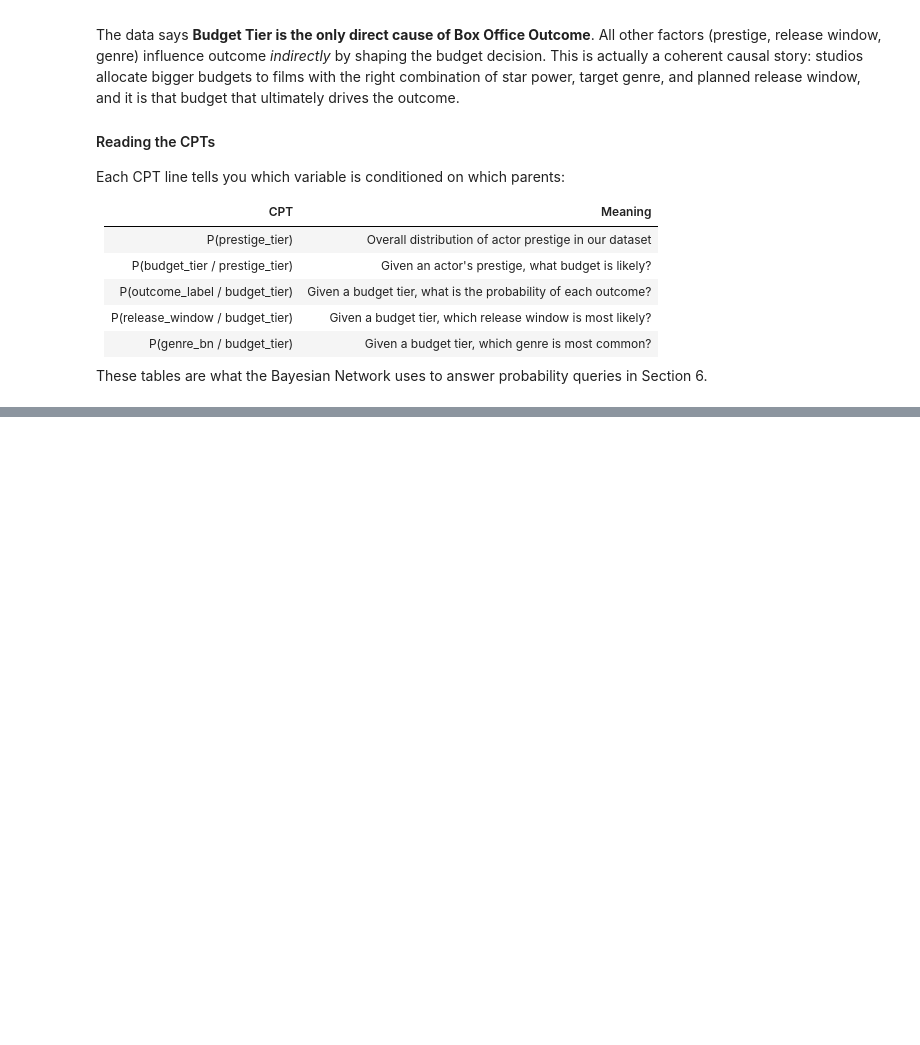
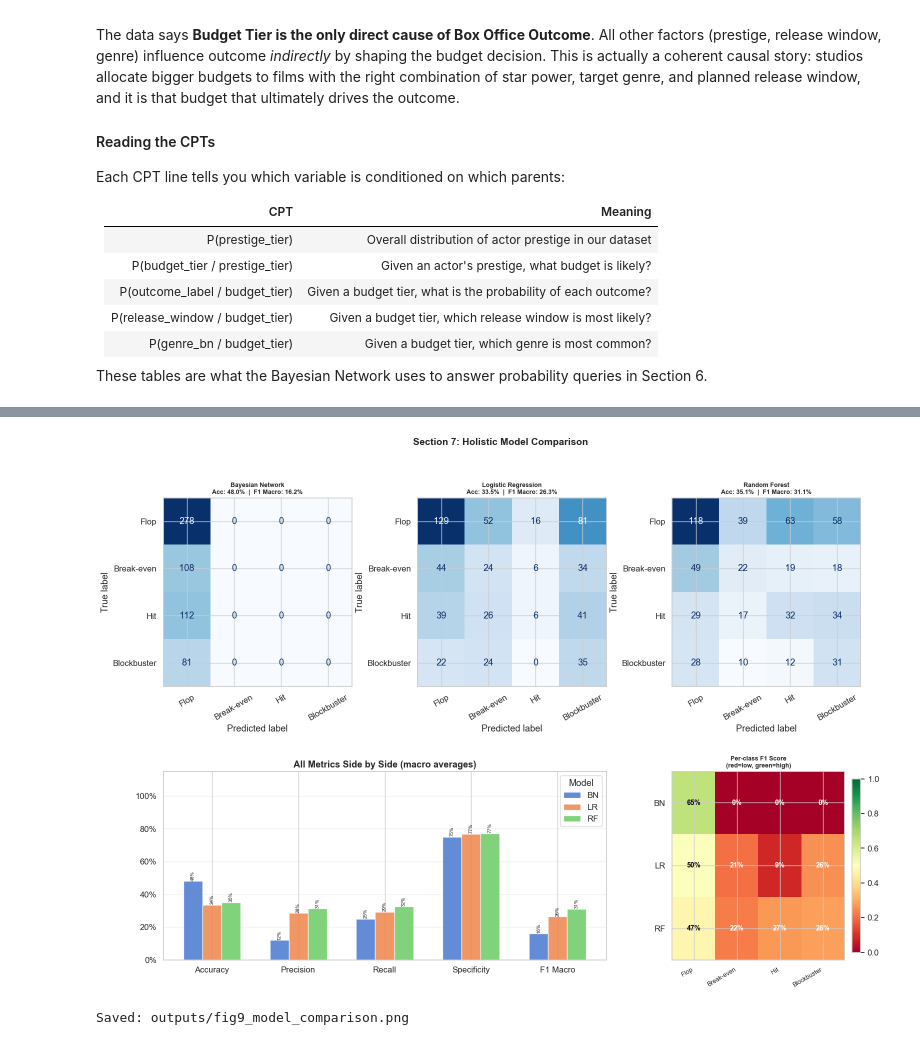
Before and after one commit to stefhooy/box-office-bayesian, a Jupyter notebook: blockbuster_formula.ipynb, the cells around one changed output, grey strips where cells are left out. Saved outputs shown, nothing was run; the diff lists cells and outputs as text; code cells hidden in the pictures; blank space fills up the shorter version.

```diff
--- a/blockbuster_formula.ipynb
+++ b/blockbuster_formula.ipynb
@@ -1507,0 +2169,75 @@ These tables are what the Bayesian Network uses to answer probability queries in
+# %%
+import matplotlib.gridspec as gridspec
+
+fig = plt.figure(figsize=(18, 12))
+fig.suptitle('Section 7: Holistic Model Comparison',
+             fontsize=14, fontweight='bold')
+gs = gridspec.GridSpec(2, 3, figure=fig, hspace=0.45, wspace=0.35)
+
+# --- Row 1: Confusion matrices ---
+models_cm = [
+    ('Bayesian Network', bn_pred),
+    ('Logistic Regression', lr_pred),
+    ('Random Forest', rf_pred),
+]
+for i, (name, pred) in enumerate(models_cm):
+    ax = fig.add_subplot(gs[0, i])
+    cm = confusion_matrix(y_test, pred, labels=OUTCOME_ORDER)
+    disp = ConfusionMatrixDisplay(confusion_matrix=cm, display_labels=OUTCOME_ORDER)
+    disp.plot(ax=ax, colorbar=False, cmap='Blues')
+    acc = accuracy_score(y_test, pred)
+    f1m = f1_score(y_test, pred, average='macro', zero_division=0)
+    ax.set_title(f'{name}\nAcc: {acc:.1%}  |  F1 Macro: {f1m:.1%}',
+                 fontsize=9, fontweight='bold')
+    ax.tick_params(axis='x', labelrotation=30)
+
+# --- Row 2 left: Grouped metric bar chart ---
+ax4 = fig.add_subplot(gs[1, 0:2])
+model_labels = list(metrics_all.keys())
+short_labels  = ['BN', 'LR', 'RF']
+metric_show   = ['Accuracy', 'Precision', 'Recall', 'Specificity', 'F1 Macro']
+metric_colors = ['#3498db', '#9b59b6', '#e67e22', '#1abc9c', '#e74c3c']
+x = np.arange(len(metric_show))
+w = 0.22
+offsets = [-w, 0, w]
+for j, (mname, short) in enumerate(zip(model_labels, short_labels)):
+    vals = [metrics_all[mname][m] for m in metric_show]
+    bars = ax4.bar(x + offsets[j], vals, w, label=short, alpha=0.85)
+    for bar, v in zip(bars, vals):
+        ax4.text(bar.get_x() + bar.get_width()/2, bar.get_height() + 0.008,
+                 f'{v:.0%}', ha='center', fontsize=7, rotation=90)
+ax4.set_xticks(x)
+ax4.set_xticklabels(metric_show)
+ax4.set_ylim(0, 1.15)
+ax4.yaxis.set_major_formatter(plt.FuncFormatter(lambda y, _: f'{y:.0%}'))
+ax4.set_title('All Metrics Side by Side (macro averages)', fontweight='bold')
+ax4.legend(title='Model')
+ax4.grid(axis='y', alpha=0.3)
+
+# --- Row 2 right: Per-class F1 heatmap ---
+ax5 = fig.add_subplot(gs[1, 2])
+f1_matrix = []
+for pred, name in [(bn_pred, 'BN'), (lr_pred, 'LR'), (rf_pred, 'RF')]:
+    cr = classification_report(y_test, pred, labels=OUTCOME_ORDER,
+                                output_dict=True, zero_division=0)
+    f1_matrix.append([cr.get(cls, {}).get('f1-score', 0) for cls in OUTCOME_ORDER])
+f1_matrix = np.array(f1_matrix)
+im = ax5.imshow(f1_matrix, aspect='auto', cmap='RdYlGn', vmin=0, vmax=1)
+ax5.set_xticks(range(len(OUTCOME_ORDER)))
+ax5.set_xticklabels(OUTCOME_ORDER, rotation=30, ha='right', fontsize=9)
+ax5.set_yticks(range(3))
+ax5.set_yticklabels(['BN', 'LR', 'RF'])
+ax5.set_title('Per-class F1 Score\n(red=low, green=high)', fontweight='bold', fontsize=9)
+for i in range(3):
+    for j in range(len(OUTCOME_ORDER)):
+        ax5.text(j, i, f'{f1_matrix[i, j]:.0%}', ha='center', va='center',
+                 fontsize=10, fontweight='bold',
+                 color='white' if f1_matrix[i, j] < 0.4 else 'black')
+plt.colorbar(im, ax=ax5, fraction=0.046, pad=0.04)
+
+plt.savefig(Path('outputs') / 'fig9_model_comparison.png', dpi=150, bbox_inches='tight')
+plt.show()
+print('Saved: outputs/fig9_model_comparison.png')
+# %% [output]
+[figure, added]
+Saved: outputs/fig9_model_comparison.png
```
Also changed, not shown: parts of 37 cells of this notebook, 11 other files.
